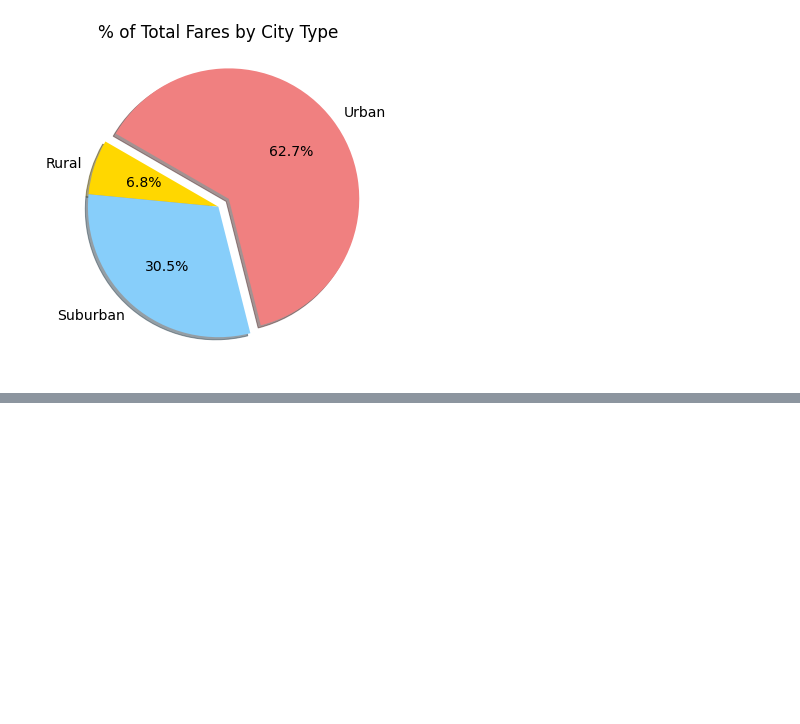
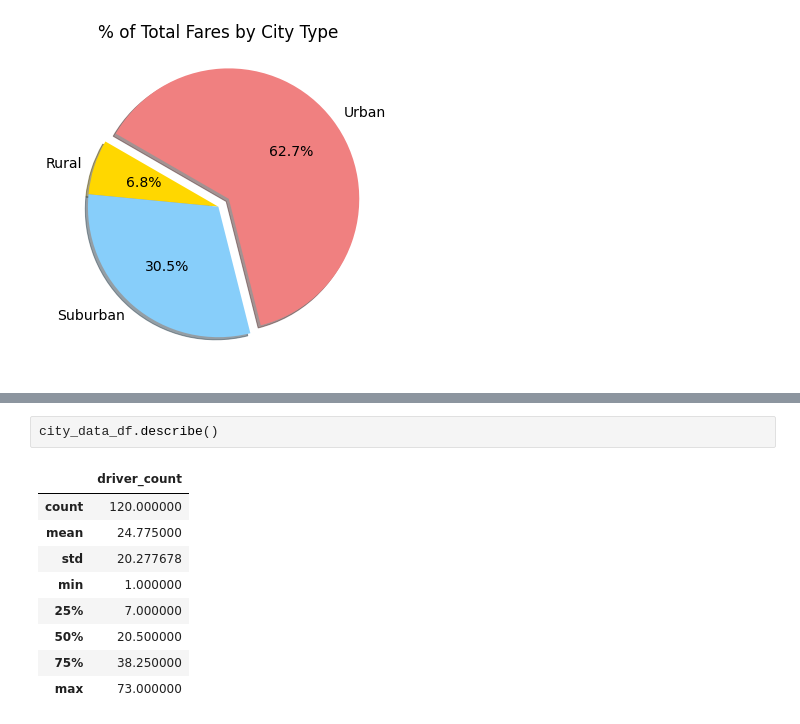
Before and after one commit to sherrkhan/PyBer_Analysis, a Jupyter notebook: PyBer.ipynb, the cells around one changed output, grey strips where cells are left out. Drawn from its saved outputs; the diff is of its cells as text; blank space fills up the shorter version.

```diff
--- a/PyBer.ipynb
+++ b/PyBer.ipynb
@@ -904,0 +963,12 @@ plt.show()
+# %%
+city_data_df.describe()
+# %% [output]
+|  | driver_count |
+| count | 120.000000 |
+| mean | 24.775000 |
+| std | 20.277678 |
+| min | 1.000000 |
+| 25% | 7.000000 |
+| 50% | 20.500000 |
+| 75% | 38.250000 |
+| max | 73.000000 |
```
Also changed, not shown: parts of 10 cells of this notebook, 1 other file.
